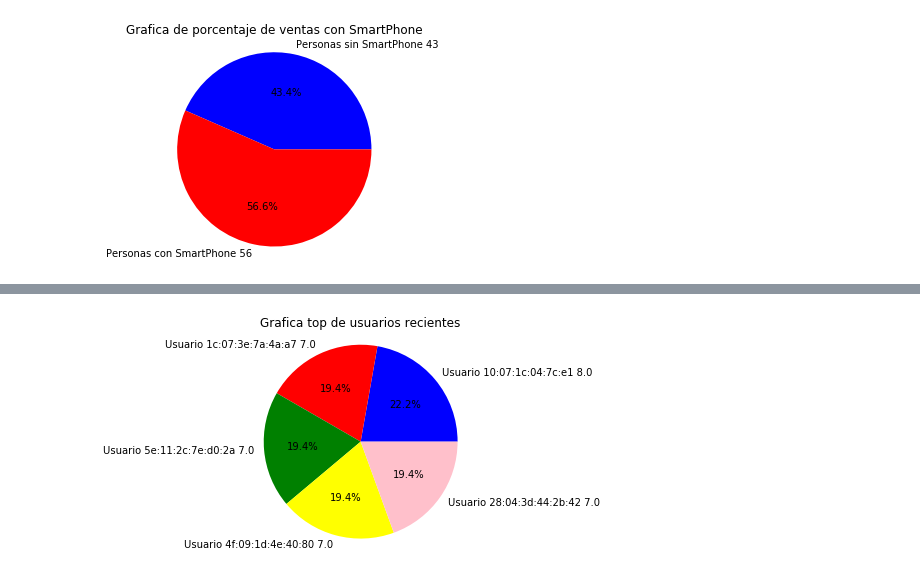
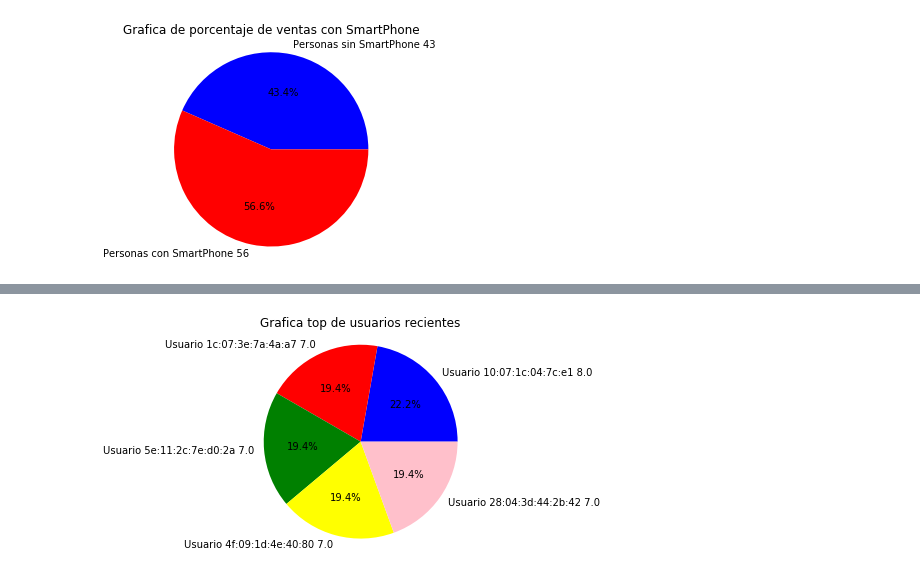
Before and after one commit to AlessandroTatoli/proyecto1, a Jupyter notebook: Graficos.ipynb, the cells around one changed output, grey strips where cells are left out. Saved outputs shown, nothing was run; the diff lists cells and outputs as text; code cells hidden in the pictures.

```diff
--- a/Graficos.ipynb
+++ b/Graficos.ipynb
@@ -26,14 +49,14 @@ def porcentaje_ventas_tlf():
 # %%
 contlf = ' '.join(["Personas con SmartPhone",str(porcentaje_ventas_tlf()[0][1])])
 sintlf = ' '.join(["Personas sin SmartPhone",str(porcentaje_ventas_tlf()[0][0])])
 
 ventas = (sintlf,contlf)
 slices = (porcentaje_ventas_tlf()[0][0],porcentaje_ventas_tlf()[0][1])
 colores= ("blue","red")
 
 plt.pie(slices, colors=colores, labels=ventas, autopct='%1.1f%%')
-plt.axis("equal")
+plt.axis("scaled")
 plt.title("Grafica de porcentaje de ventas con SmartPhone")
 plt.show()
 # %% [output]
-[figure, old version]
+[figure, new version]
```
Also changed, not shown: parts of 10 cells of this notebook.
